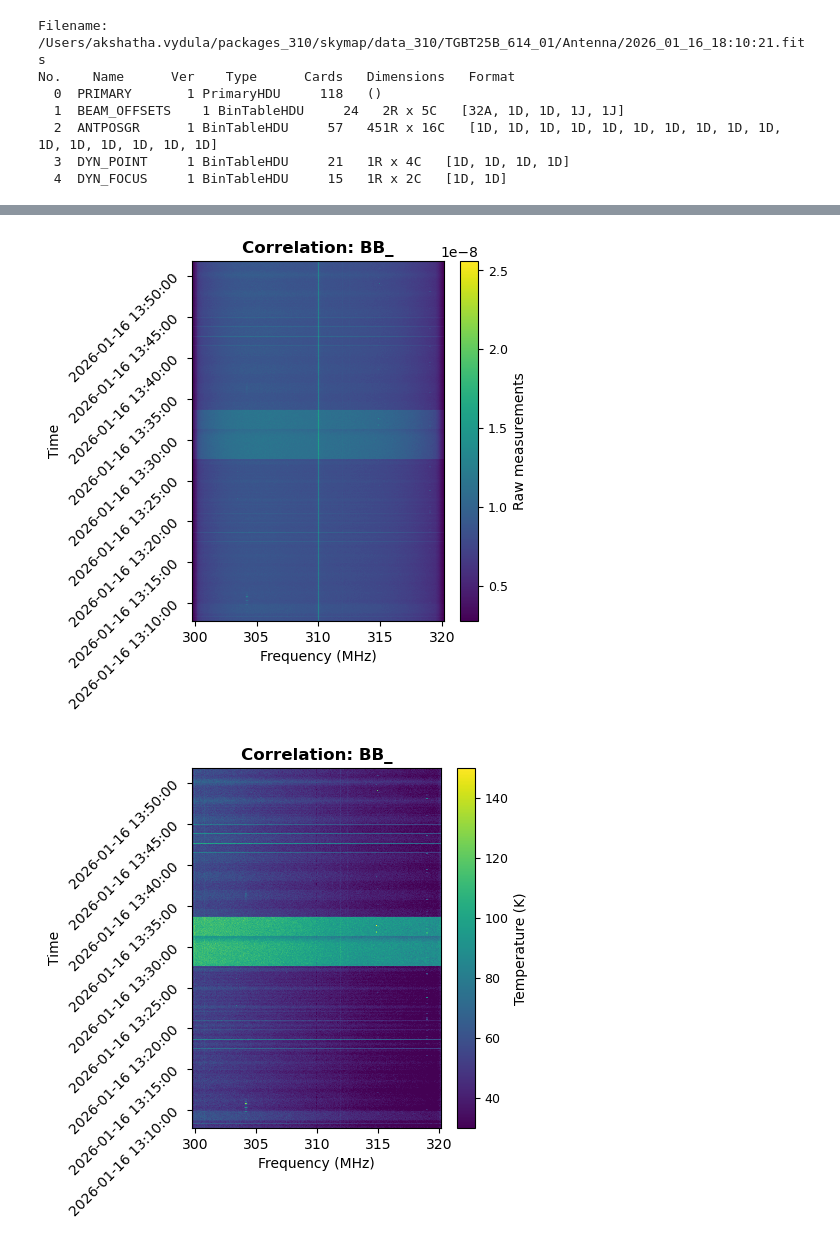
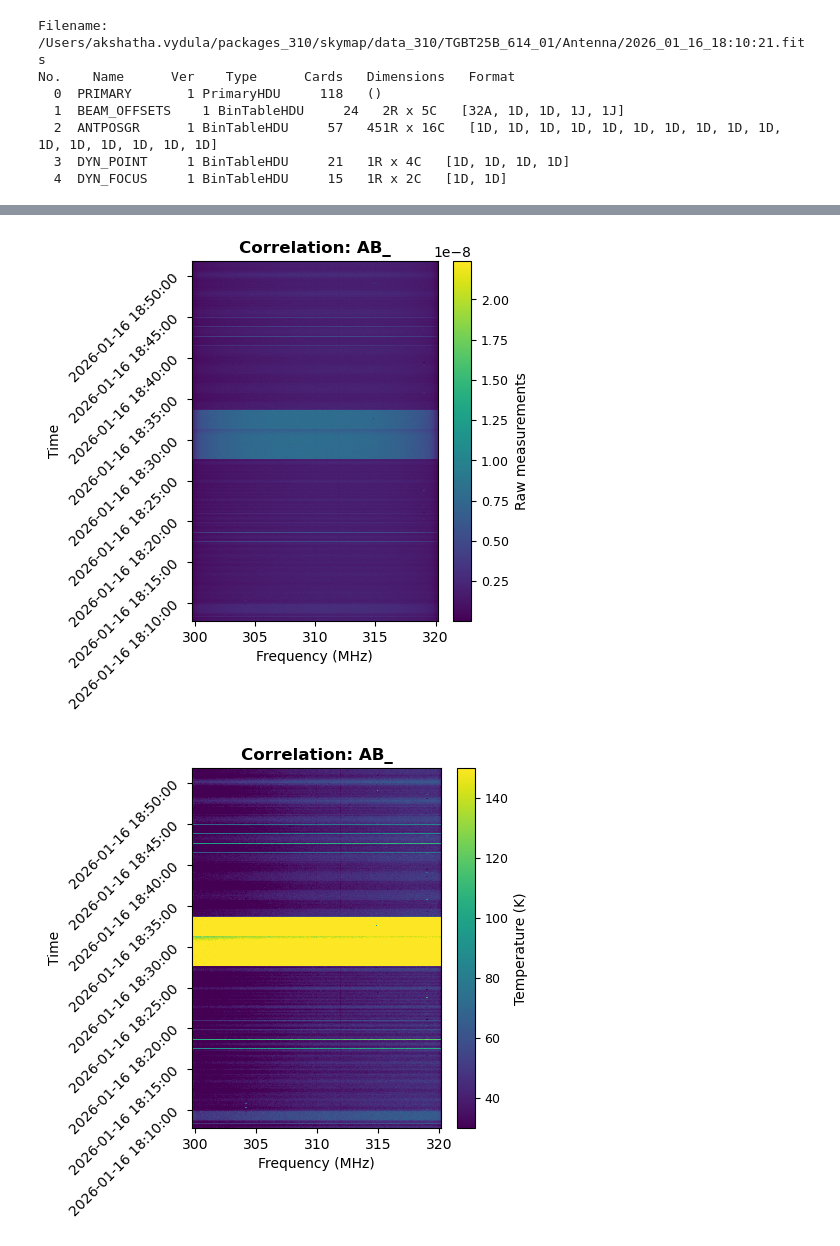
Before and after one commit to akvydula/skymap, a Jupyter notebook: notebooks/pointing_data_tests.ipynb, the cells around one changed output, grey strips where cells are left out. Drawn from its saved outputs; the diff is of its cells as text; code cells hidden in the pictures.

```diff
--- a/notebooks/pointing_data_tests.ipynb
+++ b/notebooks/pointing_data_tests.ipynb
@@ -11,7 +18,14 @@ import astropy.units as u
 
 datadir : Path = "/Users/akshatha.vydula/packages_310/skymap/data_310/TGBT25B_614_01"
 
+#time of observation
+
+start_time = datetime(2026, 1, 16, 18, 10)
+end_time = datetime(2026, 1, 16, 18, 51)
+
 pointing_file = datadir + "/Antenna/2026_01_16_18:10:21.fits"
 
-print(pointing_file)
+beam_file = datadir + "/310/beam_obs_2026_01_16.hdf5"
+
+print(pointing_file, beam_file)
 # %% [output]
@@ -19,5 +33,6 @@ print(pointing_file)
 # %%
 hdul = fits.open(pointing_file)
+beam_obs = io.read_obs_hdf5(beam_file)
 # %%
 hdul.info()
 # %% [output]
@@ -71,3 +45,0 @@ NameError: name 'obs_data' is not defined
-# %%
-beam_slice = slice(60000,None)
-beam_obs = io.get_slice_from_time(spec_cal, beam_slice)
@@ -81,6 +74,6 @@ plt.show()
 # %%
-plot_utils.plot_waterwall(beam_obs, data_type="magnitude", attribute="BB_");
-plot_utils.plot_waterwall(beam_obs, data_type="magnitude", attribute="BB_", calibrated=True, clim=(30, 150));
+plots.plot_waterwall(beam_obs, data_type="magnitude", attribute="AB_");
+plots.plot_waterwall(beam_obs, data_type="magnitude", attribute="AB_", calibrated=True, clim=(30, 150));
 # %% [output]
-[figure, old version]
+[figure, new version]
-[figure, old version]
+[figure, new version]
```
Also changed, not shown: parts of 24 cells of this notebook, 4 other files.
